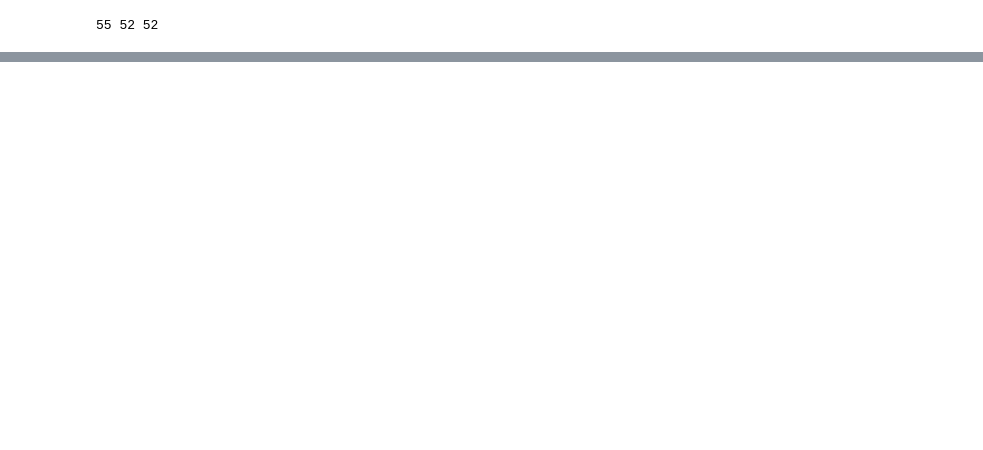
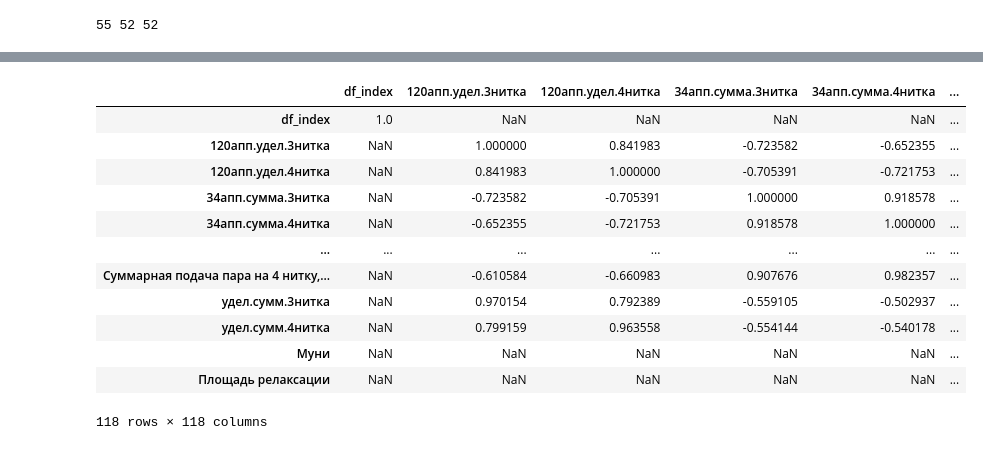
Before and after one commit to VitSaf/skd_deg, a Jupyter notebook: skd_deg.ipynb, the cells around one changed output, grey strips where cells are left out. Saved outputs shown, nothing was run; the diff lists cells and outputs as text; code cells hidden in the pictures; blank space fills up the shorter version.

```diff
--- a/skd_deg.ipynb
+++ b/skd_deg.ipynb
@@ -659,3 +744,42 @@ df_3_4_5: (0, 53)
+# %%
+# nitkas[0].columns.to_list()
+# r = {'DK14_SKD_Deg_005.T1':'34 дег., температура',
+#  'DK14_SKD_Deg_005.T2':'120 дег., температура',
+#  'DK14_SKD_Deg_005.P1':'34 дег. давление',
+#  'DK14_SKD_Deg_005.P2':'120 дег. давление',
+#  'DK14_SKD_Deg_005.F1':'34 дег. подача полим, т\ч',
+#  'VR010104EKSTEAM_NORTH.LHA':'пар СЕВЕР, давление',
+#  'VR010104EKSTEAM_SOUTH.LHA':'пар ЮГ, давление',
+#  'DK14_SKD_Prod.QR1502':'pH цирк.воды',
+#  'DK14_SKD_Prod.QR1501':'pH H-651-3',
+#  'DK14_SKD_Prod.Mn':'Муни',
+#  'DK14_SKD_Prod.SO':'Сухой остаток'}
+# top=0.98,
+# bottom=0.255,
+# left=0.18,
+# right=0.9,
+# hspace=0.2,
+# wspace=0.2
+#sns.heatmap(, annot = True)
+t123 = df_3_4.reset_index().drop(columns= ['Дата и время', 'index']).corr()
+sns.heatmap(t123)
+t123[\
+    (t123[t123.columns.to_list()] > 0.5)\
+    |(t123[t123.columns.to_list()] < -0.5)]
+# %% [output]
+|  | df_index | 120апп.удел.3нитка | 120апп.удел.4нитка | 34апп.сумма.3нитка | 34апп.сумма.4нитка | ... |
+| df_index | 1.0 | NaN | NaN | NaN | NaN | ... |
+| 120апп.удел.3нитка | NaN | 1.000000 | 0.841983 | -0.723582 | -0.652355 | ... |
+| 120апп.удел.4нитка | NaN | 0.841983 | 1.000000 | -0.705391 | -0.721753 | ... |
+| 34апп.сумма.3нитка | NaN | -0.723582 | -0.705391 | 1.000000 | 0.918578 | ... |
+| 34апп.сумма.4нитка | NaN | -0.652355 | -0.721753 | 0.918578 | 1.000000 | ... |
+| ... | ... | ... | ... | ... | ... | ... |
+| Суммарная подача пара на 4 нитку,... | NaN | -0.610584 | -0.660983 | 0.907676 | 0.982357 | ... |
+| удел.сумм.3нитка | NaN | 0.970154 | 0.792389 | -0.559105 | -0.502937 | ... |
+| удел.сумм.4нитка | NaN | 0.799159 | 0.963558 | -0.554144 | -0.540178 | ... |
+| Муни | NaN | NaN | NaN | NaN | NaN | ... |
+| Площадь релаксации | NaN | NaN | NaN | NaN | NaN | ... |
+118 rows × 118 columns
 # %%
 df_4  = fin_df[['DK14_SKD_Deg_004.P1','Дата и время','Массовая доля углеводородов, %']][(fin_df['DK14_SKD_Deg_004.P1'] > 0.2)\
                & (fin_df['DK14_SKD_Deg_004.P1'] < 0.3)\
```
Also changed, not shown: parts of 33 cells of this notebook, 2 other files.
